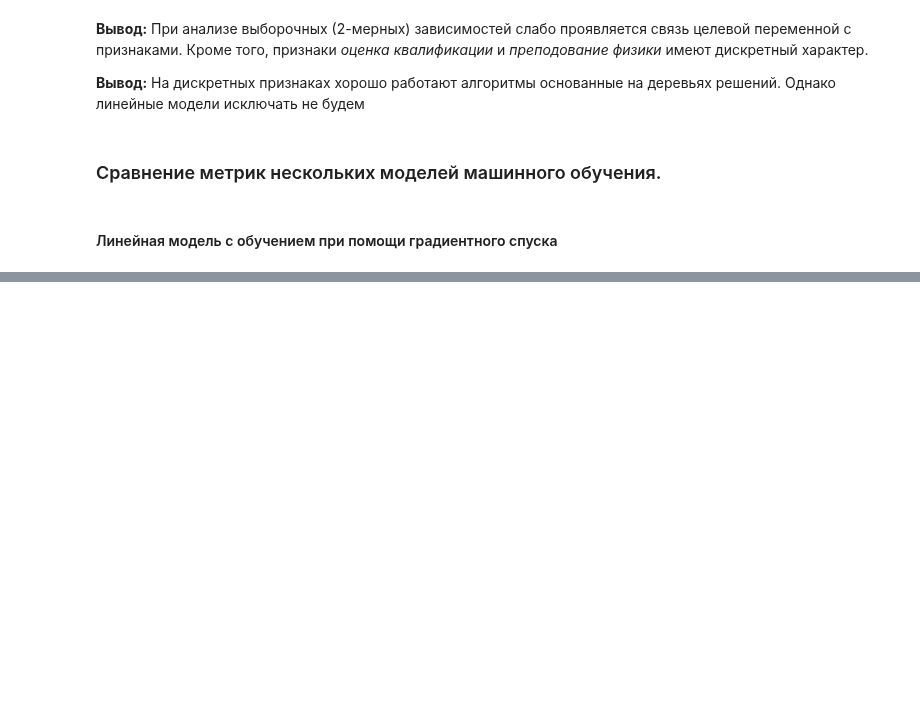
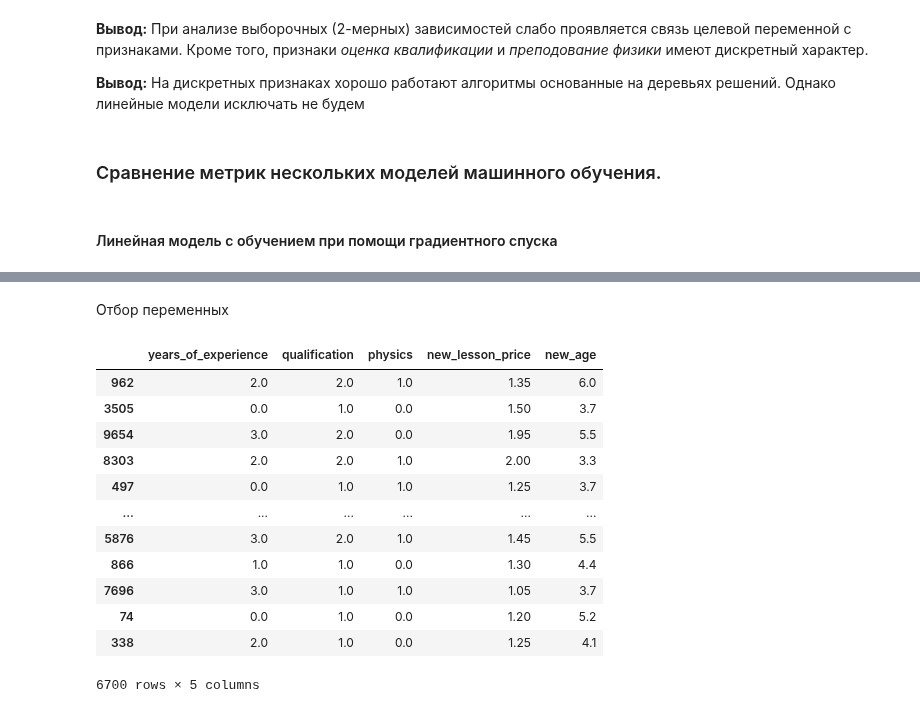
Before and after one commit to alex-chin/gb_data_analysis, a Jupyter notebook: project/math_exam.ipynb, the cells around one changed output, grey strips where cells are left out. Saved outputs shown, nothing was run; the diff lists cells and outputs as text; code cells hidden in the pictures; blank space fills up the shorter version.

```diff
--- a/project/math_exam.ipynb
+++ b/project/math_exam.ipynb
@@ -516,0 +483,13 @@ calc_mse(y_train.head(10), p)
+# %%
+NUM_FEATURE_NAMES = [
+    # 'age',
+    'years_of_experience',
+    # 'lesson_price', # -> new_lesson_price
+    'qualification',
+    'physics',
+    # 'chemistry', 'biology', 'english', 'geography', 'history'
+]
+
+NEW_FEATURE_NAMES = ['new_lesson_price', 'new_age']
+
+SELECTED_FEATURE_NAMES = NUM_FEATURE_NAMES + NEW_FEATURE_NAMES
@@ -516,0 +524,2 @@ calc_mse(y_train.head(10), p)
+# %% [markdown]
+Отбор переменных
@@ -516,0 +530,16 @@ calc_mse(y_train.head(10), p)
+# %%
+X_train
+# %% [output]
+|  | years_of_experience | qualification | physics | new_lesson_price | new_age |
+| 962 | 2.0 | 2.0 | 1.0 | 1.35 | 6.0 |
+| 3505 | 0.0 | 1.0 | 0.0 | 1.50 | 3.7 |
+| 9654 | 3.0 | 2.0 | 0.0 | 1.95 | 5.5 |
+| 8303 | 2.0 | 2.0 | 1.0 | 2.00 | 3.3 |
+| 497 | 0.0 | 1.0 | 1.0 | 1.25 | 3.7 |
+| ... | ... | ... | ... | ... | ... |
+| 5876 | 3.0 | 2.0 | 1.0 | 1.45 | 5.5 |
+| 866 | 1.0 | 1.0 | 0.0 | 1.30 | 4.4 |
+| 7696 | 3.0 | 1.0 | 1.0 | 1.05 | 3.7 |
+| 74 | 0.0 | 1.0 | 0.0 | 1.20 | 5.2 |
+| 338 | 2.0 | 1.0 | 0.0 | 1.25 | 4.1 |
+6700 rows × 5 columns
```
Also changed, not shown: parts of 36 cells of this notebook.
